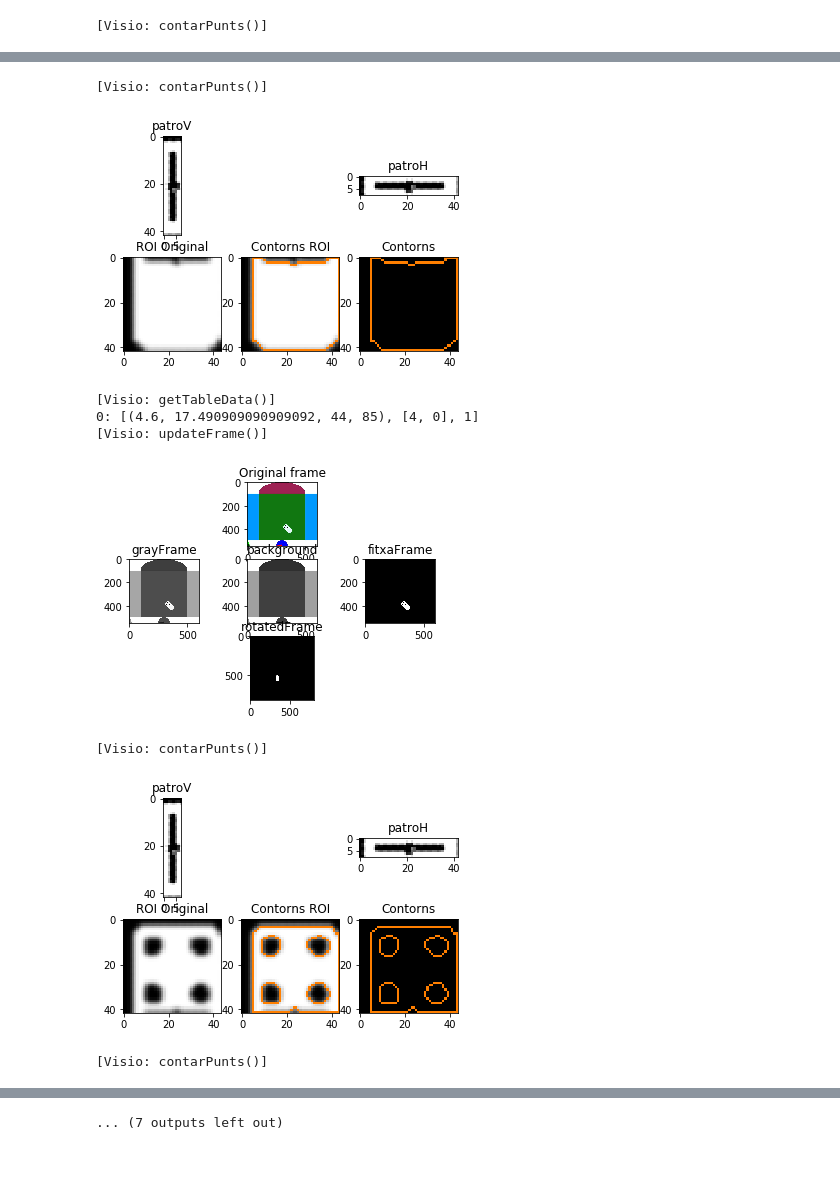
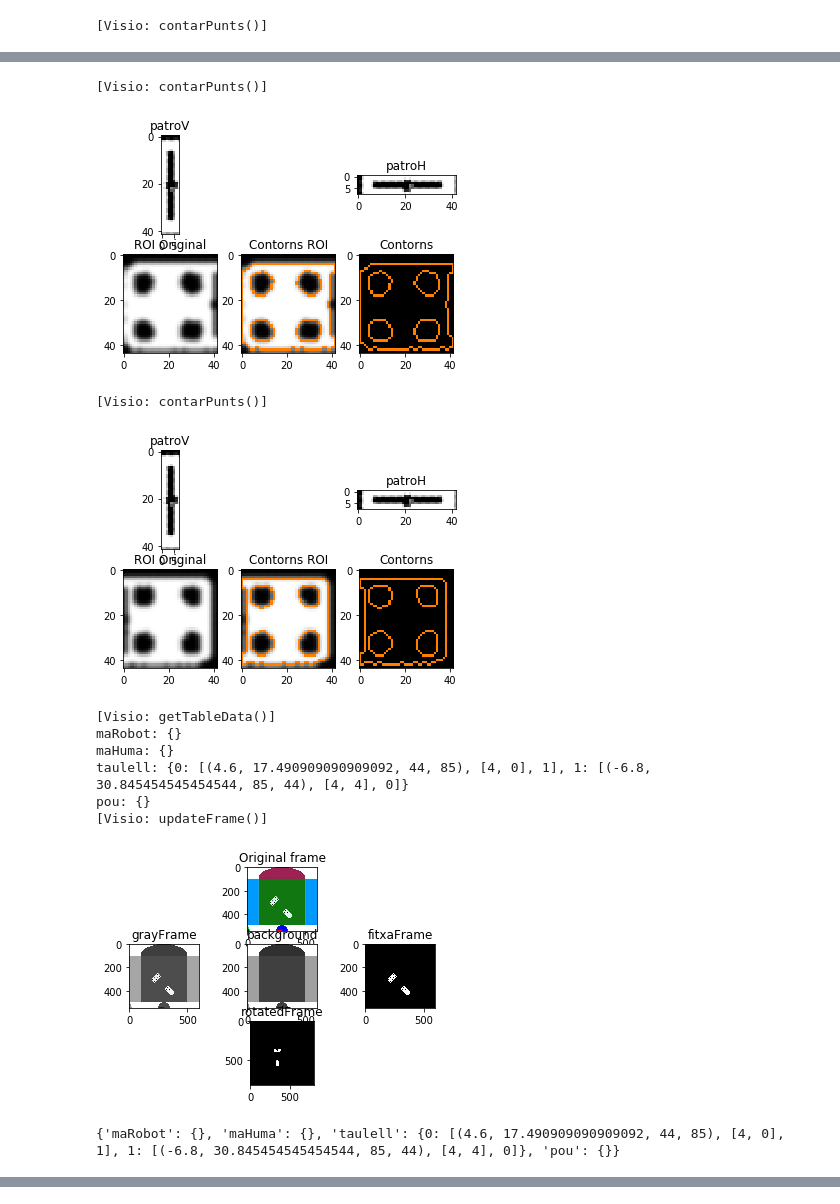
Before and after one commit to XCoret/R2-MINO, a Jupyter notebook: code/modulVisio.ipynb, the cells around one changed output, grey strips where cells are left out. Cells and saved outputs as stored; diff of their text form; code cells hidden in the pictures; blank space fills up the shorter version.

Commit message:
Recompte per zones

```diff
--- a/code/modulVisio.ipynb
+++ b/code/modulVisio.ipynb
@@ -280,6 +8,13 @@ class ModulVisio():
     ###############################################################################################
     def __init__(self, debug = False):
         self.debug = debug
+
+        # mides en cm del taulell #
+        self.midaTaulell =[60.0,65.0]
+        self.midaMin = 10.0
+        self.midaMax = 40.0
+        self.margeRobot = 5.0
+        ###########################
 
         self.empty = True
         self.originalBackground = None
@@ -473,15 +208,30 @@ class ModulVisio():
         return punts
 
     ###############################################################################################
+    def getZone(self,pt):
+        #self.estatPartida = {'maRobot':{},'maHuma':{},'taulell':{},'pou':{}}
+        zona = None
+        x = round(((pt[0]*self.midaTaulell[0])/self.grayFrame.shape[1]))
+        y = round(((pt[0]*self.midaTaulell[1])/self.grayFrame.shape[0]))
+
+        if x in np.arange(0,self.midaMin) and y in np.arange(self.midaMin,self.midaTaulell[0]):
+            zona = 'maHuma'
+        elif x in np.arange(self.midaTaulell[0]-self.midaMin,self.midaTaulell[0]) and y in np.arange(self.midaMin,self.midaTaulell[0]):
+            zona = 'maRobot'
+        elif x in np.arange(self.midaMin,self.midaTaulell[0]-self.midaMin) and y in np.arange(0,self.midaMin):
+            zona = 'pou'
+        elif x in np.arange(self.midaMin,self.midaMin+self.midaMax) and y in np.arange(self.midaMin,self.midaMin+self.midaMax):
+            zona = 'taulell'
+        return zona
+    ###############################################################################################
 
     def getTableData(self):
         arrayPatrons = [self.patroH, self.patroV]
         zonaMatch = int(min(self.patroV.shape))
         self.estatPartida = {'maRobot':{},'maHuma':{},'taulell':{},'pou':{}}
-
+        diccionariPunts={}
         found = []
         for patro in arrayPatrons:
-            final = self.rotatedFrame.copy()
             w,h = patro.shape[::-1]
             # Template Matching
             res = cv.matchTemplate(self.rotatedFrame,patro,cv.TM_CCOEFF_NORMED)
@@ -516,14 +266,16 @@ class ModulVisio():
                         orientacio=0
                         alcada = self.midaFitxa[0]
                         amplada = self.midaFitxa[1]
-                    self.estatPartida['taulell'][len(self.estatPartida['taulell'])] = [(center[0],center[1],amplada,alcada),[0,0],orientacio]
+                    diccionariPunts[len(diccionariPunts)]=[(center[0],center[1],amplada,alcada),[0,0],orientacio]
+                    #self.estatPartida['taulell'][len(self.estatPartida['taulell'])] = [(center[0],center[1],amplada,alcada),[0,0],orientacio]
 
-        for dic in self.estatPartida['taulell']:
+        for dic in diccionariPunts:
             #print(estatPartida['taulell'][dic])
-            x,y,w,h = self.estatPartida['taulell'][dic][0]
+            x,y,w,h = diccionariPunts[dic][0]
             puntsA=0
             puntsB=0
-            if self.estatPartida['taulell'][dic][2]: # Vertical
+            orientacio = diccionariPunts[dic][2]
+            if diccionariPunts[dic][2]: # Vertical
                 # ROI
                 roi = self.rotatedFrame[y-round(h/2) : y,x-round(w/2) : x+round(w/2)] # Superior
                 puntsA=self.contarPunts(roi)
@@ -538,15 +290,21 @@ class ModulVisio():
                 roi = self.rotatedFrame[y-round(h/2) : y+round(h/2),x : x+round(w/2)] # Dreta
                 puntsB=self.contarPunts(roi)
 
-            self.estatPartida['taulell'][dic][1]=[puntsA,puntsB]
-            rotatedCenter = self.rotate_point((self.estatPartida['taulell'][dic][0][0],self.estatPartida['taulell'][dic][0][1]))
-            robotCenter = self.robot_coords(rotatedCenter)
+
+
+            diccionariPunts[dic][1]=[puntsA,puntsB]
+            rotatedCenter = self.rotate_point((diccionariPunts[dic][0][0],diccionariPunts[dic][0][1]))
+            x,y = self.robot_coords(rotatedCenter)
             # id: [[x,y,w,h],[puntsA,puntsB],orientacio]
-            self.estatPartida['taulell'][dic][0]=(robotCenter[0],robotCenter[1],self.estatPartida['taulell'][dic][0][2],self.estatPartida['taulell'][dic][0][3])
+            zona = self.getZone(rotatedCenter)
+            self.estatPartida[zona][len(self.estatPartida[zona])]=[(x,y,w,h),[puntsA,puntsB],orientacio]
+
+
+
         if self.debug:
             print('[Visio: getTableData()]')
-            for d in self.estatPartida['taulell']:
-                print('{}: {}'.format(d,self.estatPartida['taulell'][d]))
+            for d in self.estatPartida:
+                print('{}: {}'.format(d,self.estatPartida[d]))
 
     ###############################################################################################
     def rotate_point(self,pt):
@@ -563,8 +321,8 @@ class ModulVisio():
     def robot_coords(self,pt):
         # TODO
         # midaTaulell
-        max_x=60
-        max_y=65
+        max_x=self.midaTaulell[0]
+        max_y=self.midaTaulell[1]
         pt0 = pt[0]-self.grayFrame.shape[1]/2
         pt1 = (pt[1]-self.grayFrame.shape[0])
 
@@ -578,7 +336,7 @@ if __name__ == '__main__':
     v = ModulVisio(True)
     v.updateFrame(frame, False)
     frame = cv.imread('cropFrame2.jpg')
-    v.updateFrame(frame,True)
+    v.updateFrame(frame,False)
     frame = cv.imread('cropFrame3.jpg')
     v.updateFrame(frame,True)
     print(v.estatPartida)
@@ -591,9 +348,12 @@ Empty:False; Posicio:(348.5000305175781, 402.00006103515625); mida:[44, 85]; rot
 [Visio: contarPunts()]
-[figure, old version]
+[figure, new version]
-[Visio: getTableData()]
-0: [(4.6, 17.490909090909092, 44, 85), [4, 0], 1]
-[Visio: updateFrame()]
+[Visio: contarPunts()]
-[figure, old version]
+[figure, new version]
-[Visio: contarPunts()]
+[Visio: getTableData()]
+maRobot: {}
+maHuma: {}
+taulell: {0: [(4.6, 17.490909090909092, 44, 85), [4, 0], 1], 1: [(-6.8, 30.845454545454544, 85, 44), [4, 4], 0]}
+pou: {}
+[Visio: updateFrame()]
-[figure, old version]
+[figure, new version]
-[Visio: contarPunts()]
+{'maRobot': {}, 'maHuma': {}, 'taulell': {0: [(4.6, 17.490909090909092, 44, 85), [4, 0], 1], 1: [(-6.8, 30.845454545454544, 85, 44), [4, 4], 0]}, 'pou': {}}
@@ -601 +359,0 @@ Empty:False; Posicio:(348.5000305175781, 402.00006103515625); mida:[44, 85]; rot
-... (7 outputs left out)
```
Also changed, not shown: parts of 2 cells of this notebook, 2 other files.
